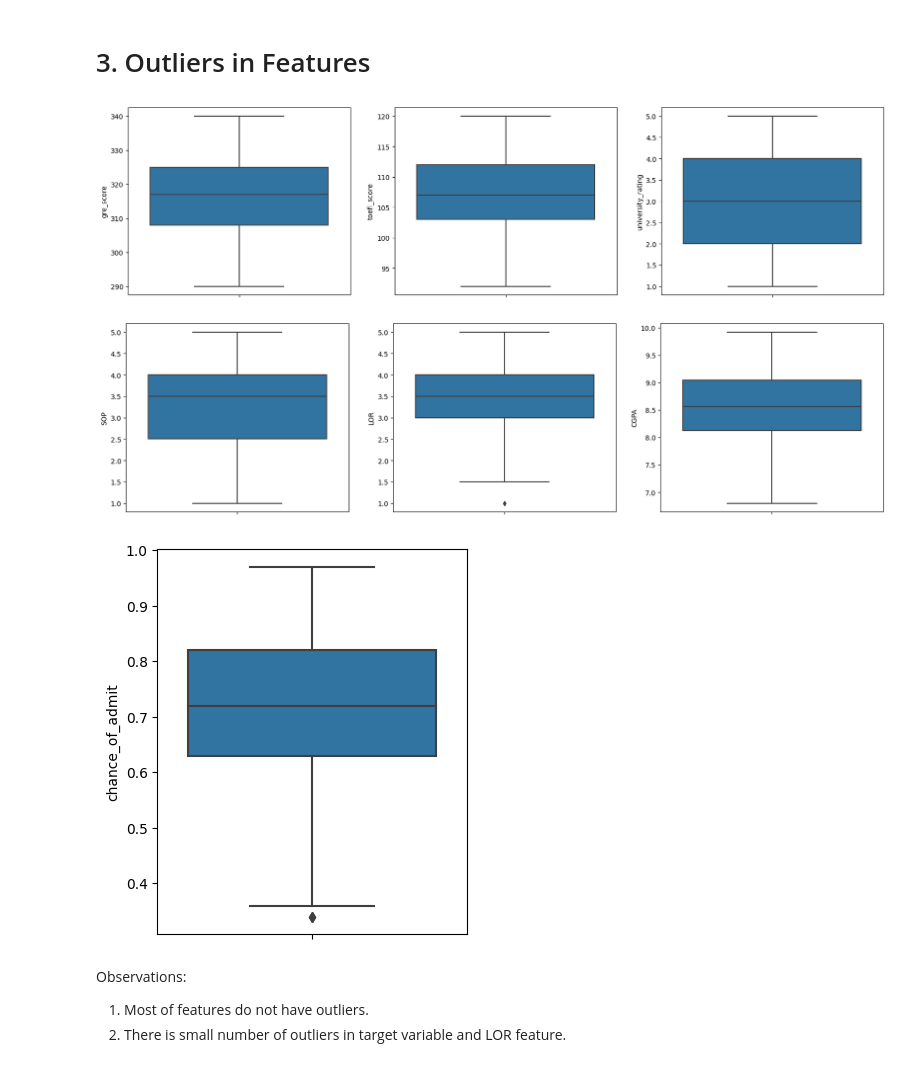
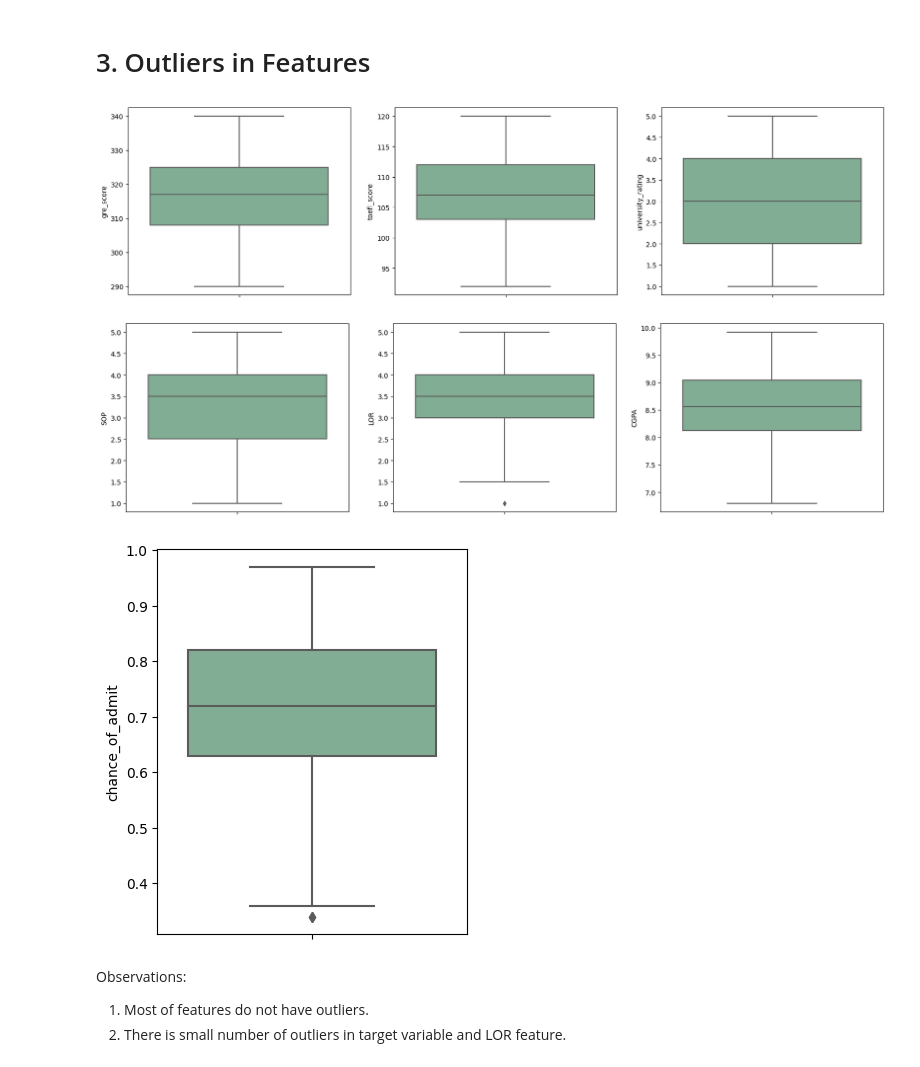
Before and after one commit to piyushmways/Admission-success-predictor, a Jupyter notebook: Edtech.ipynb, the cells around one changed output. Drawn from its saved outputs; the diff is of its cells as text; code cells hidden in the pictures.

```diff
--- a/Edtech.ipynb
+++ b/Edtech.ipynb
@@ -321,30 +321,30 @@ Bivariate Analysis observations:
 # %%
 plt.figure(figsize=(20,5))
 j=1
 for i in df.columns[:3]:
   plt.subplot(1,3,j)
-  sns.boxplot(data=df,y=i)
+  sns.boxplot(data=df,y=i,color=green)
   j+=1
 plt.show()
 # %% [output]
-[figure, old version]
+[figure, new version]
 # %%
 plt.figure(figsize=(20,5))
 j=1
 for i in df.columns[3:6]:
   plt.subplot(1,3,j)
-  sns.boxplot(data=df,y=i)
+  sns.boxplot(data=df,y=i,color=green)
   j+=1
 plt.show()
 # %% [output]
-[figure, old version]
+[figure, new version]
 # %%
 plt.figure(figsize=(4,5))
-sns.boxplot(data=df,y='chance_of_admit')
+sns.boxplot(data=df,y='chance_of_admit',color=green)
 
 plt.show()
 # %% [output]
-[figure, old version]
+[figure, new version]
 # %% [markdown]
 Observations:
 1. Most of features do not have outliers.
```
Also changed, not shown: parts of 6 cells of this notebook.
